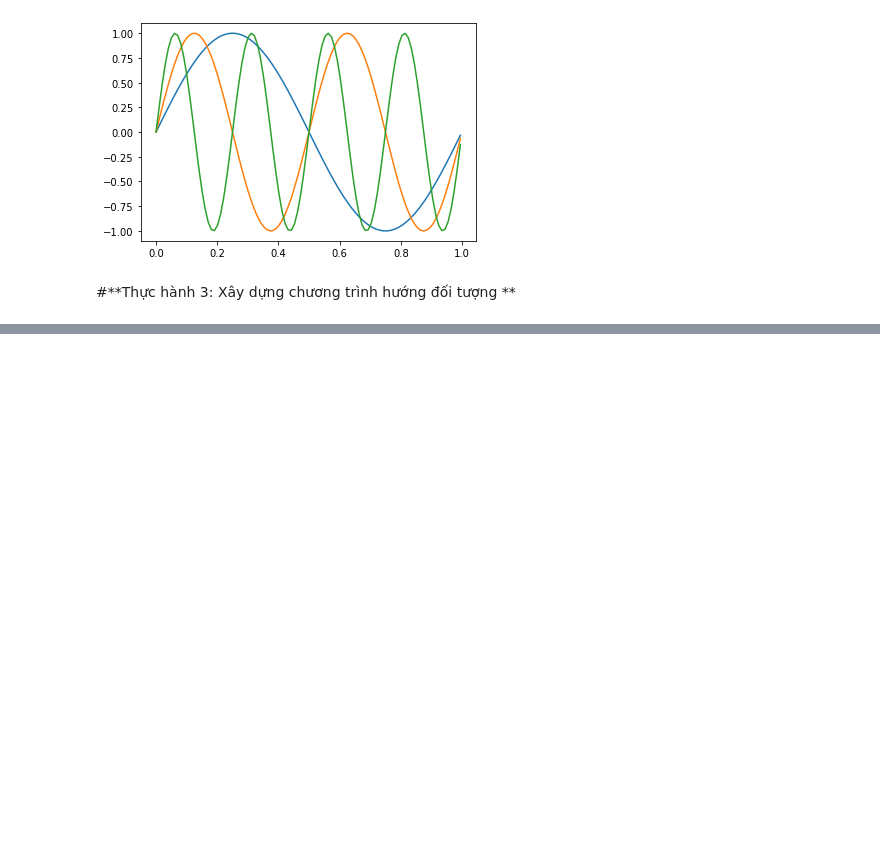
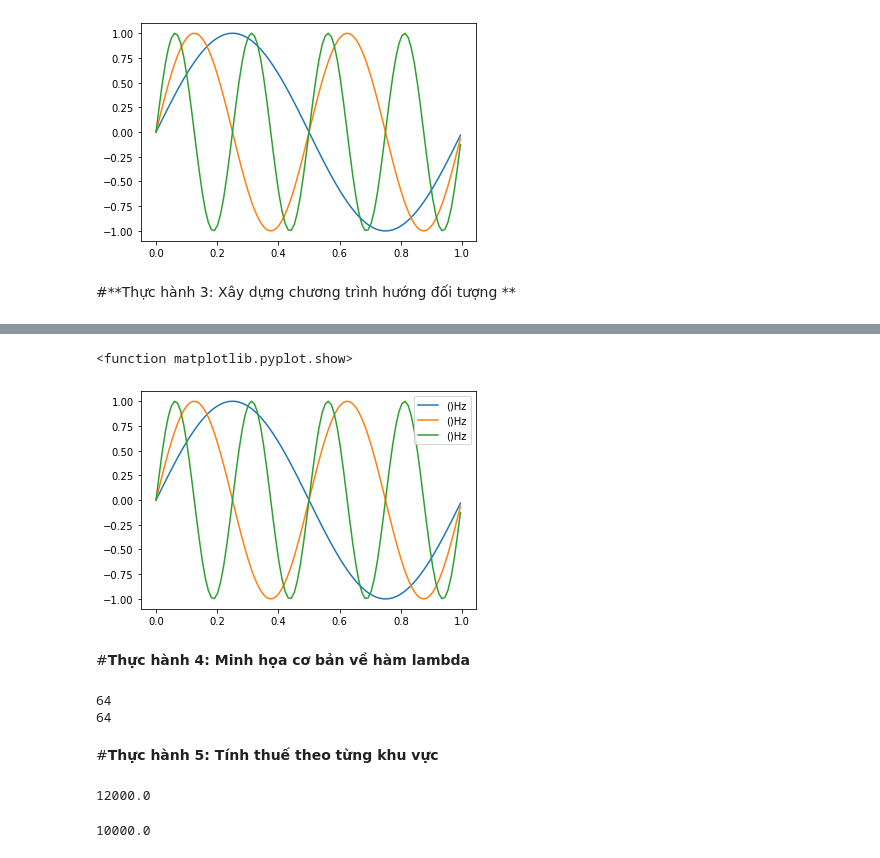
Before and after one commit to GiaBach12/Thuchanhtoancc, a Jupyter notebook: chuong4.ipynb, the cells around one changed output, grey strips where cells are left out. Drawn from its saved outputs; the diff is of its cells as text; code cells hidden in the pictures; blank space fills up the shorter version.

```diff
--- a/chuong4.ipynb
+++ b/chuong4.ipynb
@@ -48,0 +66,43 @@ for f in fs:
+# %%
+import numpy as np
+import matplotlib.pyplot as plt
+fs=[1,2,4]
+all_time=np.linspace(0,2,200)
+t=all_time[:100]
+for f in fs:
+  y=np.sin(2*np.pi*f*t)
+  plt.plot(t,y,label='()Hz'.format(f))
+plt.legend()
+import os
+plt.savefig('basics_python.pdf')
+plt.show
+# %% [output]
+<function matplotlib.pyplot.show>
+[figure, added]
+# %% [markdown]
+#**Thực hành 4: Minh họa cơ bản về hàm lambda**
+# %%
+def f(x):return x**2
+print(f(8))
+
+g=lambda x:x**2
+print(g(8))
+# %% [output]
+64
+64
+# %% [markdown]
+#**Thực hành 5: Tính thuế theo từng khu vực**
+# %%
+def thue(phan_tram): return lambda x: x * phan_tram
+hcm = thue(0.012)
+hn = thue(0.01)
+hcm(1000000)
+# %% [output]
+12000.0
+# %%
+def thue(phan_tram): return lambda x: x * phan_tram
+hcm = thue(0.012)
+hn = thue(0.01)
+hn(1000000)
+# %% [output]
+10000.0
```
Also changed, not shown: parts of 5 cells of this notebook.
